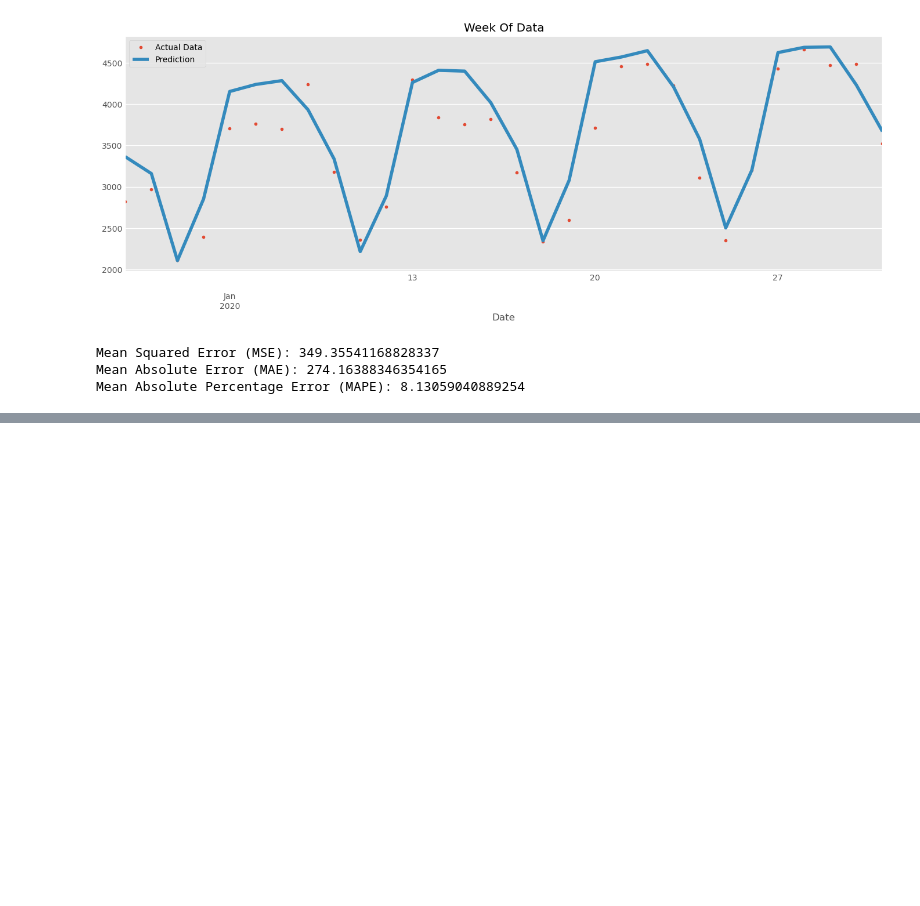
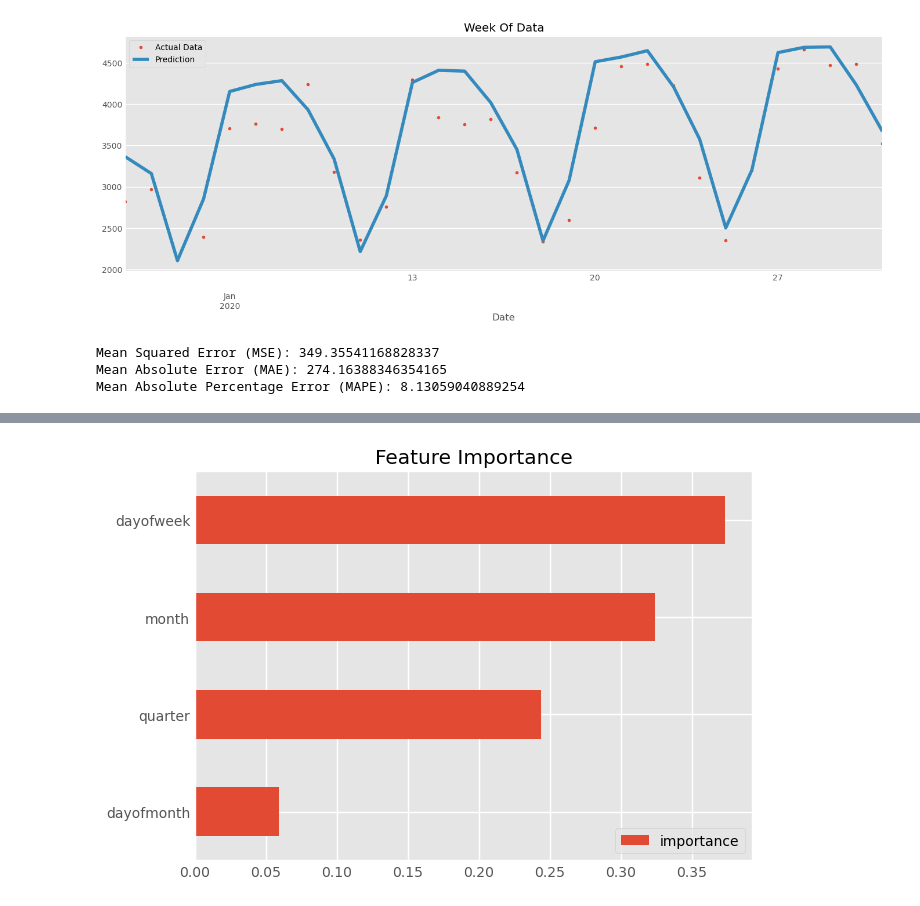
Before and after one commit to sebgro98/traffic-prediction, a Jupyter notebook: XGBoost.ipynb, the cells around one changed output, grey strips where cells are left out. Cells and saved outputs as stored; diff of their text form; code cells hidden in the pictures; blank space fills up the shorter version.

```diff
--- a/XGBoost.ipynb
+++ b/XGBoost.ipynb
@@ -260,0 +408,34 @@ Mean Absolute Percentage Error (MAPE): 8.13059040889254
+# %%
+# Specify the split dates
+split_date3 = '2020-01-01'
+test_end_date3 = '2020-02-01'
+
+# Split the data into training and test sets
+train3 = df.loc[(df.index >= '2018-01-01') & (df.index < split_date3)].copy()
+test3 = df.loc[(df.index >= split_date3) & (df.index < test_end_date3)].copy()
+
+# Proceed with creating features
+train3 = create_features(train3)
+test3 = create_features(test3)
+
+# Define features and target
+FEATURES3 = ['dayofweek', 'quarter', 'month', 'dayofmonth']
+TARGET3 = 'Page.Loads'
+
+# Extract features and target variables
+X_train3 = train3[FEATURES3]
+y_train3 = train3[TARGET3]
+
+X_test3 = test3[FEATURES3]
+y_test3 = test3[TARGET3]
+
+reg3 = xgb.XGBRegressor(
+    n_estimators=1000,  # Number of boosting rounds
+    early_stopping_rounds=50,  # Stop if no improvement in 50 rounds
+    max_depth=5,  # Maximum depth of each tree
+    learning_rate=0.1,  # Step size shrinkage
+    objective='reg:squarederror'  # Regression task
+)
+reg3.fit(X_train3, y_train3,
+         eval_set=[(X_train3, y_train3), (X_test3, y_test3)],
+         verbose=100)
@@ -260,0 +459,9 @@ Mean Absolute Percentage Error (MAPE): 8.13059040889254
+# %%
+# Feature importance plot
+fi3 = pd.DataFrame(data=reg3.feature_importances_,
+                   index=reg3.feature_names_in_,
+                   columns=['importance'])
+fi3.sort_values('importance').plot(kind='barh', title='Feature Importance')
+plt.show()
+# %% [output]
+[figure, added]
```
Also changed, not shown: parts of 24 cells of this notebook.
